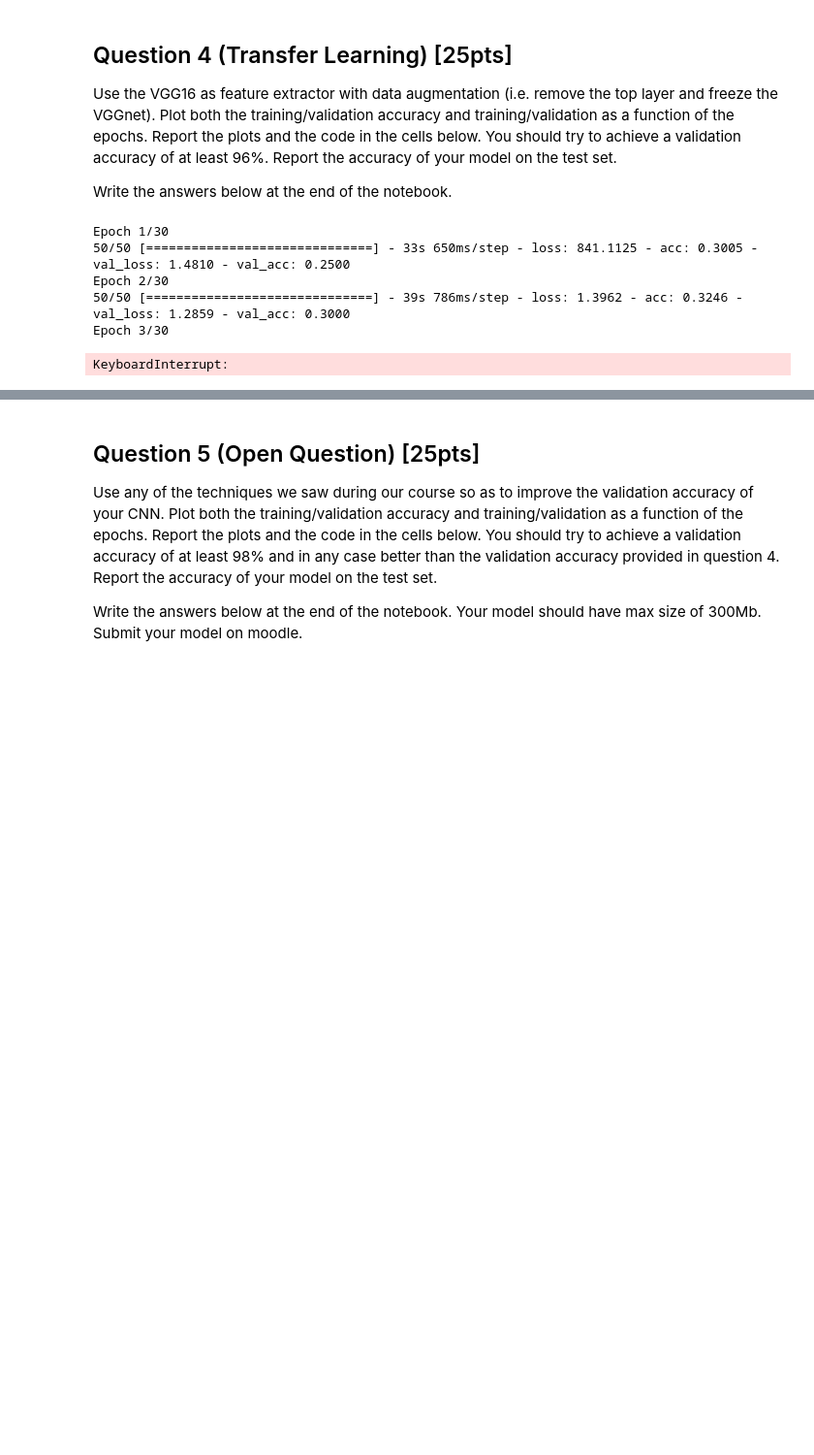
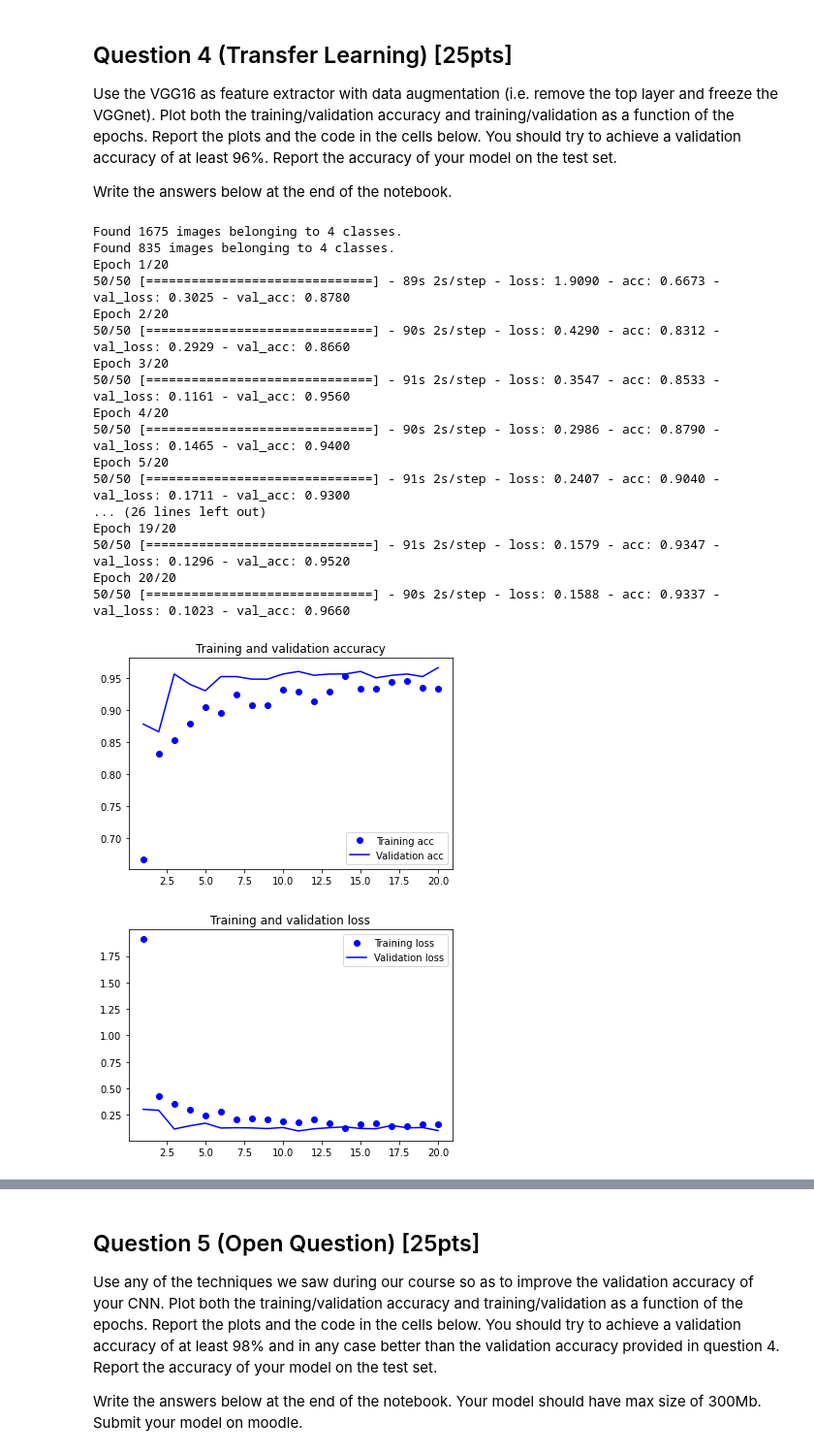
Before and after one commit to TheYankkk/DeepLearning_assignment, a Jupyter notebook: skeletonAssignment1.ipynb, the cells around one changed output, grey strips where cells are left out. Shown at 97% size. Cells and saved outputs as stored; diff of their text form; code cells hidden in the pictures; blank space fills up the shorter version.

```diff
--- a/skeletonAssignment1.ipynb
+++ b/skeletonAssignment1.ipynb
@@ -389,51 +388,89 @@ from keras import optimizers
 
 
 from keras.applications.vgg16 import VGG16
-VGG_model=VGG16(weights='imagenet', include_top=False,input_shape=(32, 32, 3))
+VGG_model=VGG16(weights='imagenet', include_top=False,input_shape=(128, 128, 3))#changing the input size, so the model can have better result
+for layer in VGG_model.layers:
+        layer.trainable = False
 model=models.Sequential()
 model.add(VGG_model)
 model.add(layers.Flatten())
 model.add(layers.Dense(512, activation='relu'))
+model.add(layers.Dropout(0.5))
 model.add(layers.Dense(4, activation='softmax'))
 model.compile(loss='categorical_crossentropy',
-                  optimizer=optimizers.RMSprop(lr=0.001),
-                 #a good value of learning rate
+                  optimizer=optimizers.RMSprop(lr=0.001,
+                                               decay=0.01
+                                              ),
                   metrics=['acc'])
+from keras.preprocessing.image import ImageDataGenerator
+
+base_dir = 'cat_dog_car_bike' # very important: do not change this!
+train_dir= os.path.join(base_dir, 'train') # very important: do not change this!
+validation_dir= os.path.join(base_dir, 'val') # very important: do not change this!
+
+
+train_datagen = ImageDataGenerator(rescale=1./255,
+                                   rotation_range=40,
+                                   width_shift_range=0.2,
+                                   height_shift_range=0.2,
+                                   shear_range=0.2,
+                                   zoom_range=0.2,
+                                   horizontal_flip=True,
+                                   fill_mode='nearest'#data augment
+                                  )
+val_datagen = ImageDataGenerator(rescale=1./255)
+train_generator = train_datagen.flow_from_directory(
+        train_dir,
+        target_size=(128, 128),
+        batch_size=20,
+        class_mode='categorical')
+validation_generator = val_datagen.flow_from_directory(
+        validation_dir,
+        target_size=(128, 128),
+        batch_size=20,
+        class_mode='categorical')
 
 history = model.fit_generator(
       train_generator,
       steps_per_epoch=50,
-      epochs=30,
+      epochs=20,
       validation_data=validation_generator,
-      validation_steps=25)# fill this part
+      validation_steps=25)
 
 
 import matplotlib.pyplot as plt
 acc = history.history['acc']
 val_acc = history.history['val_acc']
 loss = history.history['loss']
 val_loss = history.history['val_loss']
 epochs = range(1, len(acc) + 1)
 plt.plot(epochs, acc, 'bo', label='Training acc')
 plt.plot(epochs, val_acc, 'b', label='Validation acc')
 plt.title('Training and validation accuracy')
 plt.legend()
 plt.figure()
 plt.plot(epochs, loss, 'bo', label='Training loss')
 plt.plot(epochs, val_loss, 'b', label='Validation loss')
 plt.title('Training and validation loss')
 plt.legend()
 plt.show()
+# %% [output]
+Found 1675 images belonging to 4 classes.
+Found 835 images belonging to 4 classes.
+Epoch 1/20
+50/50 [==============================] - 89s 2s/step - loss: 1.9090 - acc: 0.6673 - val_loss: 0.3025 - val_acc: 0.8780
+Epoch 2/20
+50/50 [==============================] - 90s 2s/step - loss: 0.4290 - acc: 0.8312 - val_loss: 0.2929 - val_acc: 0.8660
+Epoch 3/20
+50/50 [==============================] - 91s 2s/step - loss: 0.3547 - acc: 0.8533 - val_loss: 0.1161 - val_acc: 0.9560
+Epoch 4/20
+50/50 [==============================] - 90s 2s/step - loss: 0.2986 - acc: 0.8790 - val_loss: 0.1465 - val_acc: 0.9400
+Epoch 5/20
+50/50 [==============================] - 91s 2s/step - loss: 0.2407 - acc: 0.9040 - val_loss: 0.1711 - val_acc: 0.9300
+... (26 lines left out)
+Epoch 19/20
+50/50 [==============================] - 91s 2s/step - loss: 0.1579 - acc: 0.9347 - val_loss: 0.1296 - val_acc: 0.9520
+Epoch 20/20
+50/50 [==============================] - 90s 2s/step - loss: 0.1588 - acc: 0.9337 - val_loss: 0.1023 - val_acc: 0.9660
+[figure, added]
+[figure, added]
-# %%
-## Question 5 (Open Question) [25pts]
-
-Use any of the techniques we saw during our course so as to improve the validation accuracy of your CNN. Plot both the training/validation accuracy and training/validation as a function of the epochs. Report the plots and the code in the cells below. You should try to achieve a validation accuracy of at least 98\% and in any case better than the validation accuracy provided in question 4. Report the accuracy of your model on the test set.
-
-Write the answers below at the end of the notebook. Your model should have max size of 300Mb. Submit your model on moodle.
-# %% [output]
-Epoch 1/30
-50/50 [==============================] - 33s 650ms/step - loss: 841.1125 - acc: 0.3005 - val_loss: 1.4810 - val_acc: 0.2500
-Epoch 2/30
-50/50 [==============================] - 39s 786ms/step - loss: 1.3962 - acc: 0.3246 - val_loss: 1.2859 - val_acc: 0.3000
-Epoch 3/30
-KeyboardInterrupt:
```
Also changed, not shown: parts of 9 cells of this notebook.
